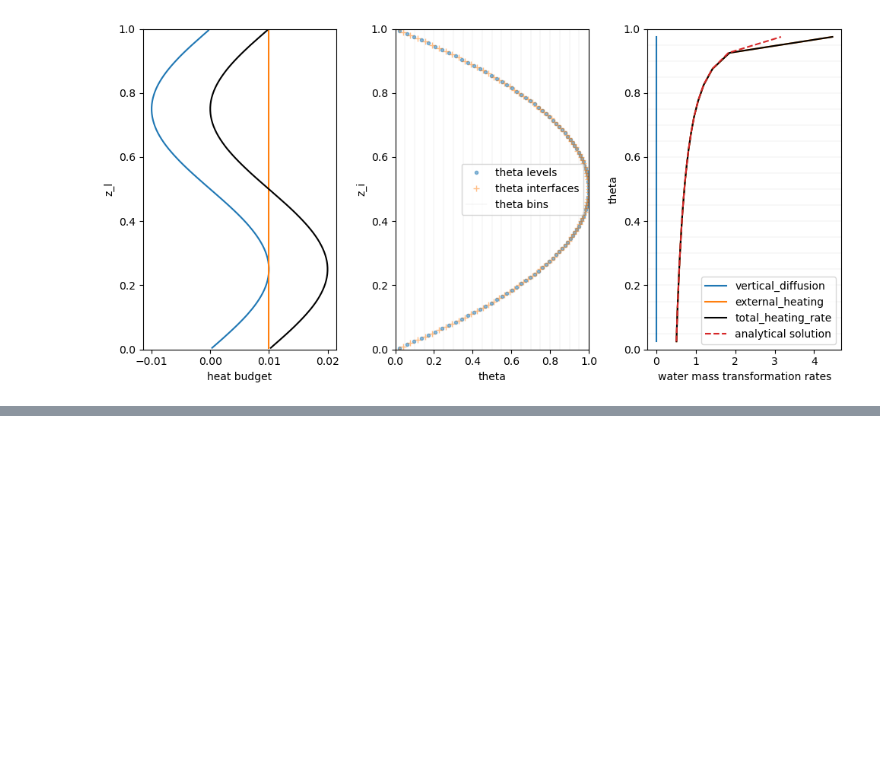
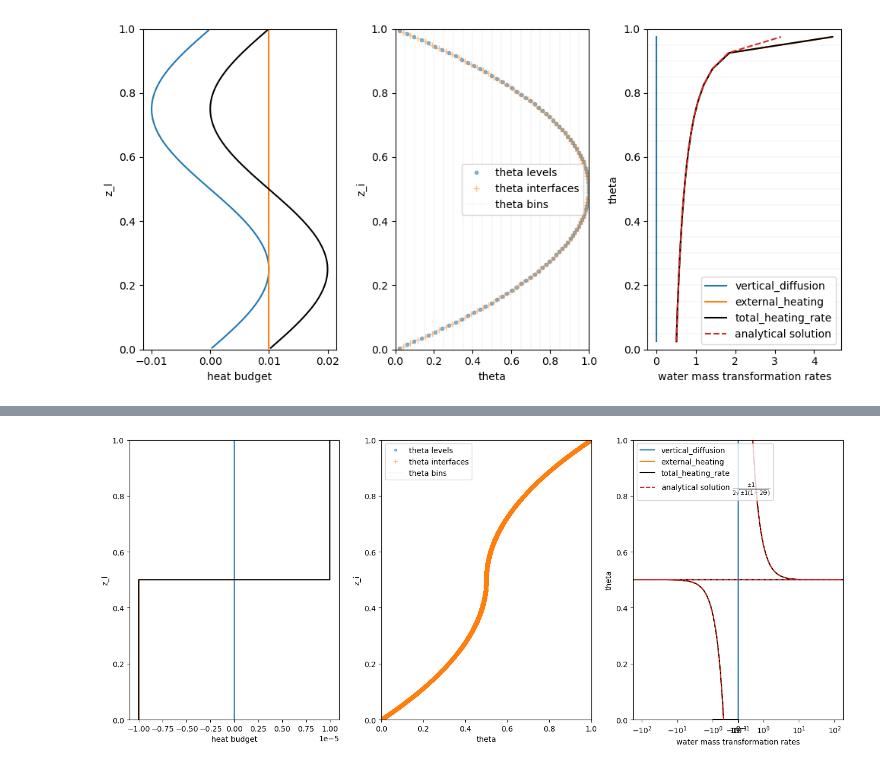
Before and after one commit to NOAA-GFDL/xwmt, a Jupyter notebook: notebooks/testing_examples.ipynb, the cells around one changed output, grey strips where cells are left out. Drawn from its saved outputs; the diff is of its cells as text; code cells hidden in the pictures; blank space fills up the shorter version.

```diff
--- a/notebooks/testing_examples.ipynb
+++ b/notebooks/testing_examples.ipynb
@@ -306,0 +407,100 @@ plt.tight_layout()
+# %%
+dz = 1.e-5
+dlam = 1.e-5
+bins = np.arange(0., 1.+dlam, dlam)
+# %%
+def lam_vanishing_stratification(z):
+    sign = 2*np.float64(z>0.5)-1
+    return (1 + sign*(2*z - 1)**2)/2.
+
+def exact_solution(lam):
+    sign = 2*np.float64(lam>0.5)-1
+    return sign/(2*np.sqrt(sign*(2*lam-1)))
+
+ds = xr.Dataset()
+ds = ds.assign_coords({
+    'z_i': xr.DataArray(np.arange(0., 1.+dz, dz), dims=("z_i",)),
+    'z_l': xr.DataArray(np.arange(dz/2., 1., dz), dims=("z_l",)),
+})
+ds = ds.assign_coords({'dz': dz*xr.ones_like(ds.z_l)})
+
+budget_dict = {'heat': {
+    'lambda': 'theta',
+    'lhs': {'tendency':'total_heating_rate'},
+    'rhs': {
+        'vertical_diffusion':'vertical_diffusion',
+        'external_heating':'external_heating'
+    }
+}, 'salt': {'lambda':'salt', 'rhs': {}, 'lhs': {}}}
+def idealized_diffusion(z):
+    return np.sin(2*np.pi*z)
+ds['vertical_diffusion'] = 0.*xr.DataArray(idealized_diffusion(ds.z_l), coords=(ds.z_l,))*ds.dz
+ds['external_heating'] = xr.ones_like(ds.vertical_diffusion)*ds.dz * (2*np.float64(ds.z_l>0.5)-1)
+ds['total_heating_rate'] = ds['vertical_diffusion'] + ds['external_heating']
+
+ds['theta'] = xr.DataArray(lam_vanishing_stratification(ds.z_l.data), coords=(ds.z_l,))
+
+# expand to horizontal dimension and add grid metrics
+ds = ds.expand_dims(dim=('x', 'y')).assign_coords({'x':xr.DataArray([1.], dims=('x',)), 'y':xr.DataArray([1.], dims=('y',))})
+ds = ds.assign_coords({'rA': xr.DataArray([[1.]], dims=('x','y',))})
+
+metrics = {
+    ('X',): [], # X distances
+    ('Y',): [], # Y distances
+    ('Z',): ['dz'], # Z distances
+    ('X', 'Y'): ['rA'] # Areas
+}
+coords = {
+    'X': {'center': 'x',},
+    'Y': {'center': 'y',},
+    'Z': {'center': 'z_l', 'outer': 'z_i'},
+}
+grid = xgcm.Grid(ds, coords=coords, metrics=metrics, periodic=['X', 'Y'])
+
+wmt = xwmt.WaterMassTransformations(ds, grid, budget_dict, cp=1., rho_ref=1.)
+wmts = wmt.integrate_transformations("temperature", bins=bins, sum_components=False)
+
+plt.figure(figsize=(14, 6))
+plt.subplot(1,3,1)
+for wmt in budget_dict['heat']['rhs'].values():
+    ds[wmt].plot(y="z_l", label=wmt)
+for wmt in budget_dict['heat']['lhs'].values():
+    ds[wmt].plot(y="z_l", label=wmt, color="k")
+plt.ylim(0, 1)
+plt.xlabel("heat budget")
+plt.title("")
+
+plt.subplot(1,3,2)
+lam = ds['theta']
+lam.plot(y="z_l", linewidth=0., alpha=0.5, marker=".", label="theta levels")
+lam_i = (
+    grid.interp(lam, "Z", boundary="extend")
+    .chunk({grid.axes['Z'].coords['outer']: -1})
+    .rename(lam.name)
+)
+lam_i.plot(y="z_i", marker="+", linewidth=0., alpha=0.5, label="theta interfaces")
+plt.axvline(np.nan, color='k', alpha=0.15, lw=0.25, label="theta bins")
+plt.ylim(0, 1)
+plt.xlim(0, 1)
+plt.title("")
+plt.legend()
+
+plt.subplot(1,3,3)
+for wmt in budget_dict['heat']['rhs'].values():
+    wmts[wmt].plot(y="theta", label=wmt)
+for wmt in budget_dict['heat']['lhs'].values():
+    wmts[wmt].plot(y="theta", label=wmt, color="k")
+plt.ylim(0, 1)
+
+
+lam = wmts[wmt].theta
+exact_solution(lam).plot(y="theta", color="C3", ls="--", label=r"analytical solution $\frac{\pm 1}{2\sqrt{\pm1(1 - 2\Theta})}$")
+
+plt.legend(loc="upper left")
+plt.ylim(0, 1)
+plt.xscale("symlog", linthresh=0.2, linscale=0.01)
+plt.xlim(exact_solution(lam).min()*1.1, exact_solution(lam).max()*1.1)
+plt.xlabel("water mass transformation rates")
+plt.tight_layout()
+# %% [output]
+[figure, added]
```
Also changed, not shown: parts of 5 cells of this notebook.
